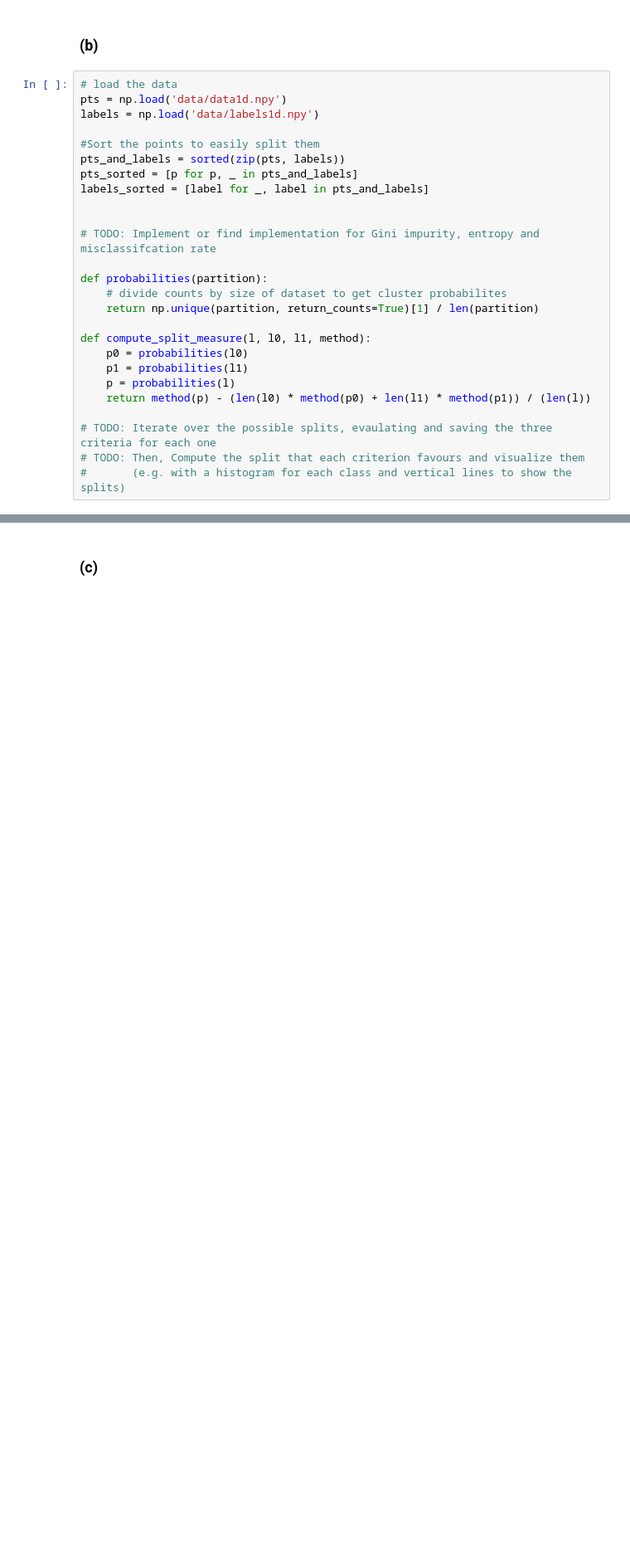
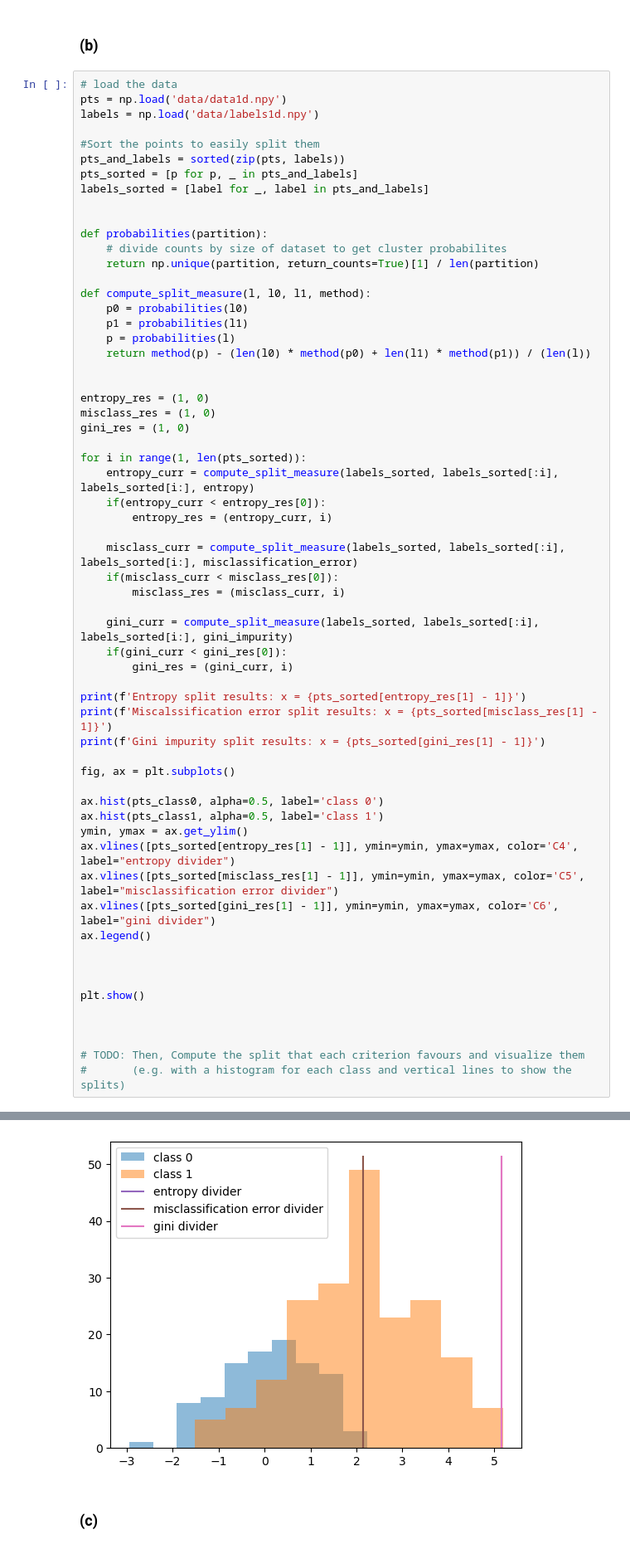
Before and after one commit to emironovich/mlph_w24, a Jupyter notebook: sheet04/sheet04.ipynb, the cells around one changed output, grey strips where cells are left out. Shown at 83% size. Saved outputs shown, nothing was run; the diff lists cells and outputs as text; blank space fills up the shorter version.

Commit message:
Add solution to 4(b) + fix error in (a)

```diff
--- a/sheet04/sheet04.ipynb
+++ b/sheet04/sheet04.ipynb
@@ -148,8 +153,6 @@ pts_sorted = [p for p, _ in pts_and_labels]
 labels_sorted = [label for _, label in pts_and_labels]
 
 
-# TODO: Implement or find implementation for Gini impurity, entropy and misclassifcation rate
-
 def probabilities(partition):
     # divide counts by size of dataset to get cluster probabilites
     return np.unique(partition, return_counts=True)[1] / len(partition)
@@ -160,7 +163,44 @@ def compute_split_measure(l, l0, l1, method):
     p = probabilities(l)
     return method(p) - (len(l0) * method(p0) + len(l1) * method(p1)) / (len(l))
 
-# TODO: Iterate over the possible splits, evaulating and saving the three criteria for each one
+
+entropy_res = (1, 0)
+misclass_res = (1, 0)
+gini_res = (1, 0)
+
+for i in range(1, len(pts_sorted)):
+    entropy_curr = compute_split_measure(labels_sorted, labels_sorted[:i], labels_sorted[i:], entropy)
+    if(entropy_curr < entropy_res[0]):
+        entropy_res = (entropy_curr, i)
+
+    misclass_curr = compute_split_measure(labels_sorted, labels_sorted[:i], labels_sorted[i:], misclassification_error)
+    if(misclass_curr < misclass_res[0]):
+        misclass_res = (misclass_curr, i)
+
+    gini_curr = compute_split_measure(labels_sorted, labels_sorted[:i], labels_sorted[i:], gini_impurity)
+    if(gini_curr < gini_res[0]):
+        gini_res = (gini_curr, i)
+
+print(f'Entropy split results: x = {pts_sorted[entropy_res[1] - 1]}')
+print(f'Miscalssification error split results: x = {pts_sorted[misclass_res[1] - 1]}')
+print(f'Gini impurity split results: x = {pts_sorted[gini_res[1] - 1]}')
+
+fig, ax = plt.subplots()
+
+ax.hist(pts_class0, alpha=0.5, label='class 0')
+ax.hist(pts_class1, alpha=0.5, label='class 1')
+ymin, ymax = ax.get_ylim()
+ax.vlines([pts_sorted[entropy_res[1] - 1]], ymin=ymin, ymax=ymax, color='C4', label="entropy divider")
+ax.vlines([pts_sorted[misclass_res[1] - 1]], ymin=ymin, ymax=ymax, color='C5', label="misclassification error divider")
+ax.vlines([pts_sorted[gini_res[1] - 1]], ymin=ymin, ymax=ymax, color='C6', label="gini divider")
+ax.legend()
+
+
+
+plt.show()
+
+
+
 # TODO: Then, Compute the split that each criterion favours and visualize them
 #       (e.g. with a histogram for each class and vertical lines to show the splits)
 # %% [output]
@@ -169,3 +210,4 @@ def compute_split_measure(l, l0, l1, method):
+[figure, added]
 # %% [markdown]
 ### (c)
 # %%
```
Also changed, not shown: parts of 2 cells of this notebook.
